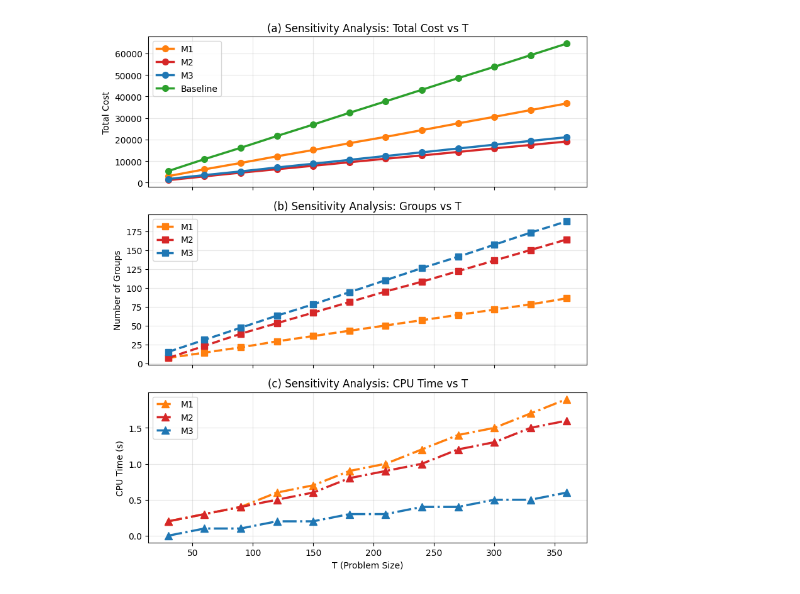
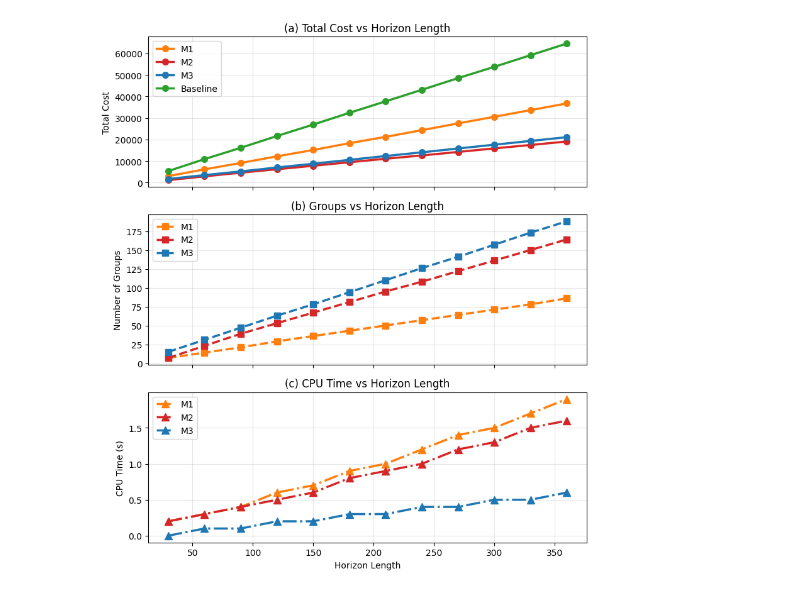
Before and after one commit to WenboWu322/Journal-SI-Reliability-maintenance, a Jupyter notebook: Plot_sensitivity_T.ipynb, the cells around one changed output. Drawn from its saved outputs; the diff is of its cells as text; code cells hidden in the pictures.

```diff
--- a/Plot_sensitivity_T.ipynb
+++ b/Plot_sensitivity_T.ipynb
@@ -188,35 +188,35 @@ fig, axes = plt.subplots(3, 1, figsize=(8, 9), sharex=True)
 axes[0].plot(T, total_cost_M1, "o-", color="#ff7f0e", linewidth=2.5, markersize=7, label="M1")
 axes[0].plot(T, total_cost_M2, "o-", color="#d62728", linewidth=2.5, markersize=7, label="M2")
 axes[0].plot(T, total_cost_M3, "o-", color="#1f77b4", linewidth=2.5, markersize=7, label="M3")
 axes[0].plot(T, total_cost_Mb, "o-", color="#2ca02c", linewidth=2.5, markersize=7, label="Baseline")
 axes[0].set_ylabel("Total Cost")
-axes[0].set_title("(a) Sensitivity Analysis: Total Cost vs T")
+axes[0].set_title("(a) Total Cost vs Horizon Length")
 axes[0].legend(loc="upper left")
 axes[0].grid(True, alpha=0.3)
 
 # ========== 图2：Number of Groups ==========
 axes[1].plot(T, num_groups_M1, "s--", color="#ff7f0e", linewidth=2.5, markersize=7, label="M1")
 axes[1].plot(T, num_groups_M2, "s--", color="#d62728", linewidth=2.5, markersize=7, label="M2")
 axes[1].plot(T, num_groups_M3, "s--", color="#1f77b4", linewidth=2.5, markersize=7, label="M3")
 axes[1].set_ylabel("Number of Groups")
-axes[1].set_title("(b) Sensitivity Analysis: Groups vs T")
+axes[1].set_title("(b) Groups vs Horizon Length")
 axes[1].legend(loc="upper left")
 axes[1].grid(True, alpha=0.3)
 
 # ========== 图3：CPU Time ==========
 axes[2].plot(T, cpu_time_M1, "^-.", color="#ff7f0e", linewidth=2.5, markersize=8, label="M1")
 axes[2].plot(T, cpu_time_M2, "^-.", color="#d62728", linewidth=2.5, markersize=8, label="M2")
 axes[2].plot(T, cpu_time_M3, "^-.", color="#1f77b4", linewidth=2.5, markersize=8, label="M3")
-axes[2].set_xlabel("T (Problem Size)")
+axes[2].set_xlabel("Horizon Length")
 axes[2].set_ylabel("CPU Time (s)")
-axes[2].set_title("(c) Sensitivity Analysis: CPU Time vs T")
+axes[2].set_title("(c) CPU Time vs Horizon Length")
 axes[2].legend(loc="upper left")
 axes[2].grid(True, alpha=0.3)
 
 # 可选：CPU 对数轴看线性度
 # axes[2].set_yscale("log")
 
 plt.tight_layout()
 plt.show()
 # %% [output]
-[figure, old version]
+[figure, new version]
```
Also changed, not shown: parts of 1 cell of this notebook, 18 other files.
